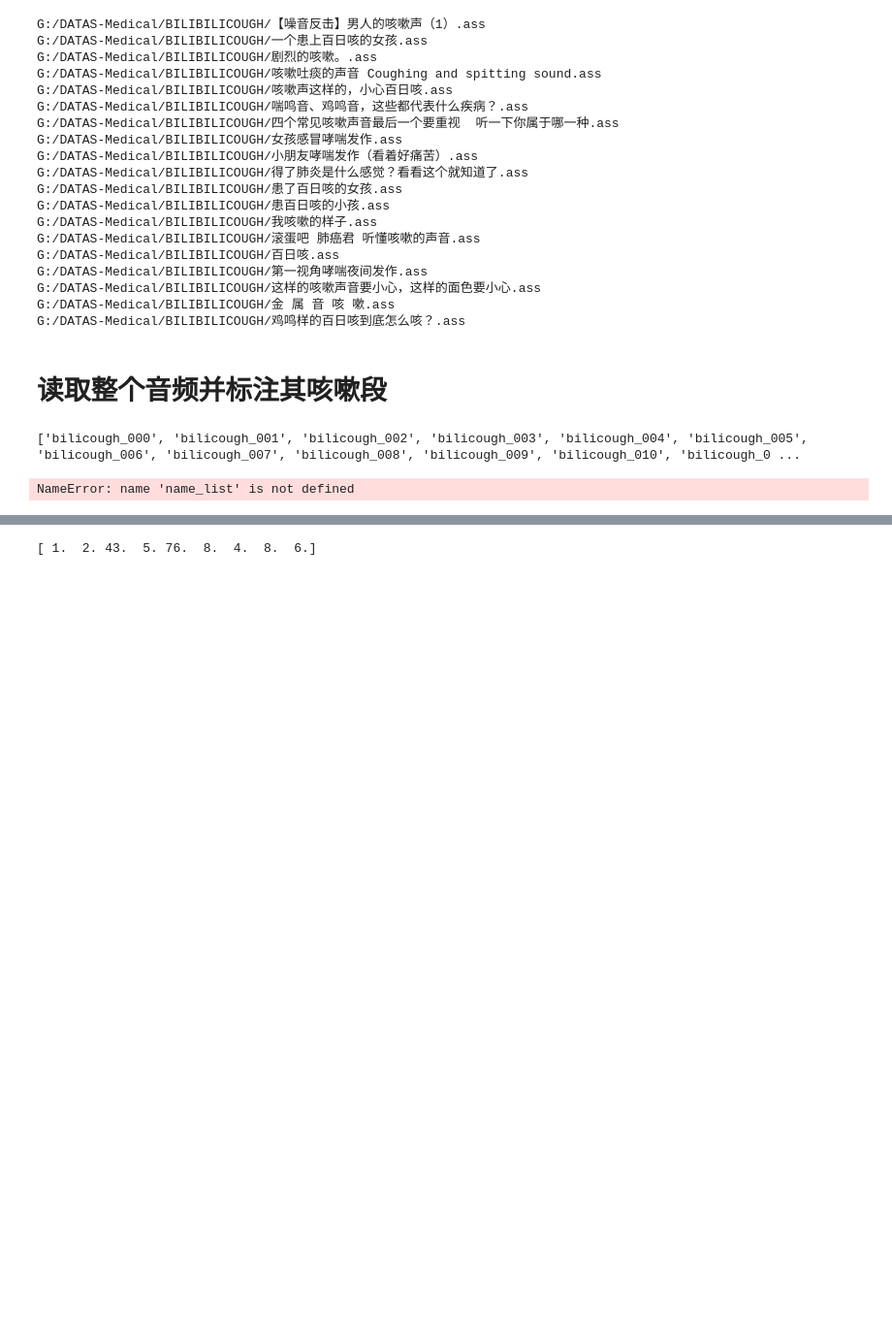
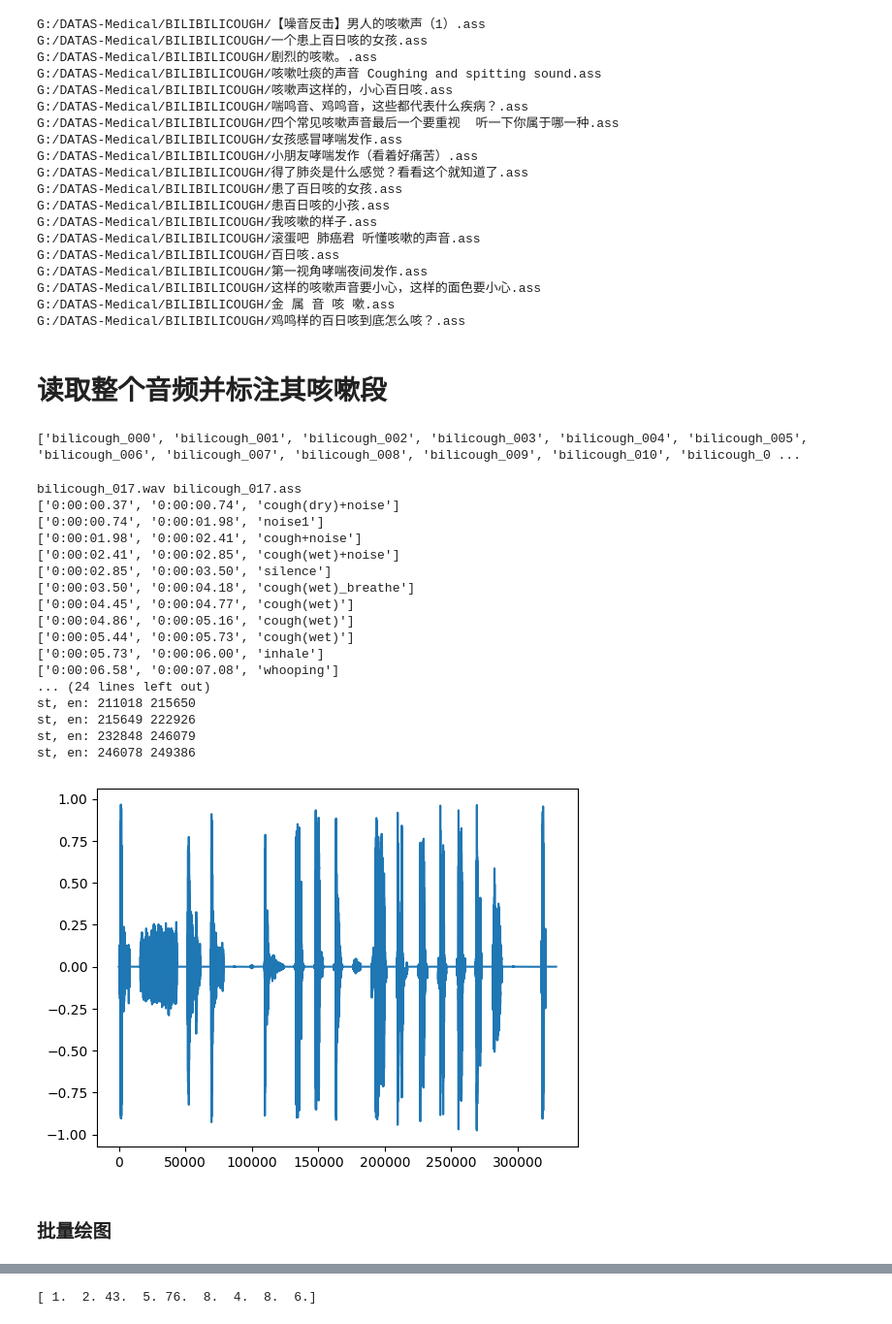
Before and after one commit to ZhaoKe1024/SoundDL-CoughVID, a Jupyter notebook: bilicough_segment.ipynb, the cells around one changed output, grey strips where cells are left out. Shown: that part at 97% size. Saved outputs shown, nothing was run; the diff lists cells and outputs as text; code cells hidden in the pictures; blank space fills up the shorter version.

```diff
--- a/bilicough_segment.ipynb
+++ b/bilicough_segment.ipynb
@@ -84,26 +84,48 @@ def wav_plot(wavfile, label_list, idx=0):
 # %%
 idx = 17
 wavtest = name_list[idx] + ".wav"
 asstest = name_list[idx] + ".ass"
 print(wavtest, asstest)
 assfin = open(BILICOUGH_ROOT + asstest, 'r', encoding="utf-8")
 label_list = []
 line = assfin.readline()
 while line.strip()!="[Events]":
     line = assfin.readline()
     # print(line)
 assfin.readline()
 line = assfin.readline()
 while line:
     # print(line)
     parts = line.split(',')
-    label_list.append([parts[1], parts[2], parts[9].strip()])
+    if parts[9].strip() == "useless":
+        pass
+    else:
+        label_list.append([parts[1], parts[2], parts[9].strip()])
     line = assfin.readline()
 for item in label_list:
     print(item)
 wav_plot(wavtest, label_list, idx)
 # %% [output]
-NameError: name 'name_list' is not defined
+bilicough_017.wav bilicough_017.ass
+['0:00:00.37', '0:00:00.74', 'cough(dry)+noise']
+['0:00:00.74', '0:00:01.98', 'noise1']
+['0:00:01.98', '0:00:02.41', 'cough+noise']
+['0:00:02.41', '0:00:02.85', 'cough(wet)+noise']
+['0:00:02.85', '0:00:03.50', 'silence']
+['0:00:03.50', '0:00:04.18', 'cough(wet)_breathe']
+['0:00:04.45', '0:00:04.77', 'cough(wet)']
+['0:00:04.86', '0:00:05.16', 'cough(wet)']
+['0:00:05.44', '0:00:05.73', 'cough(wet)']
+['0:00:05.73', '0:00:06.00', 'inhale']
+['0:00:06.58', '0:00:07.08', 'whooping']
+... (24 lines left out)
+st, en: 211018 215650
+st, en: 215649 222926
+st, en: 232848 246079
+st, en: 246078 249386
+[figure, added]
+# %% [markdown]
+### 批量绘图
 # %%
 for idx, name in enumerate(name_list):
     wavtest = name_list[idx] + ".wav"
```
Also changed, not shown: parts of 12 cells of this notebook.
